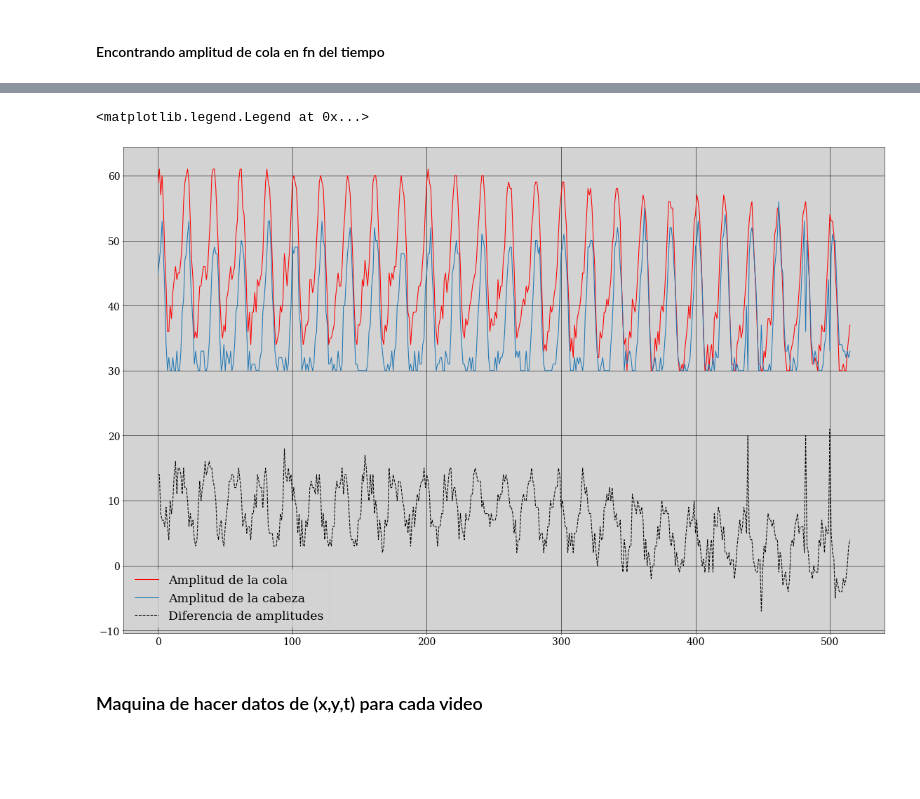
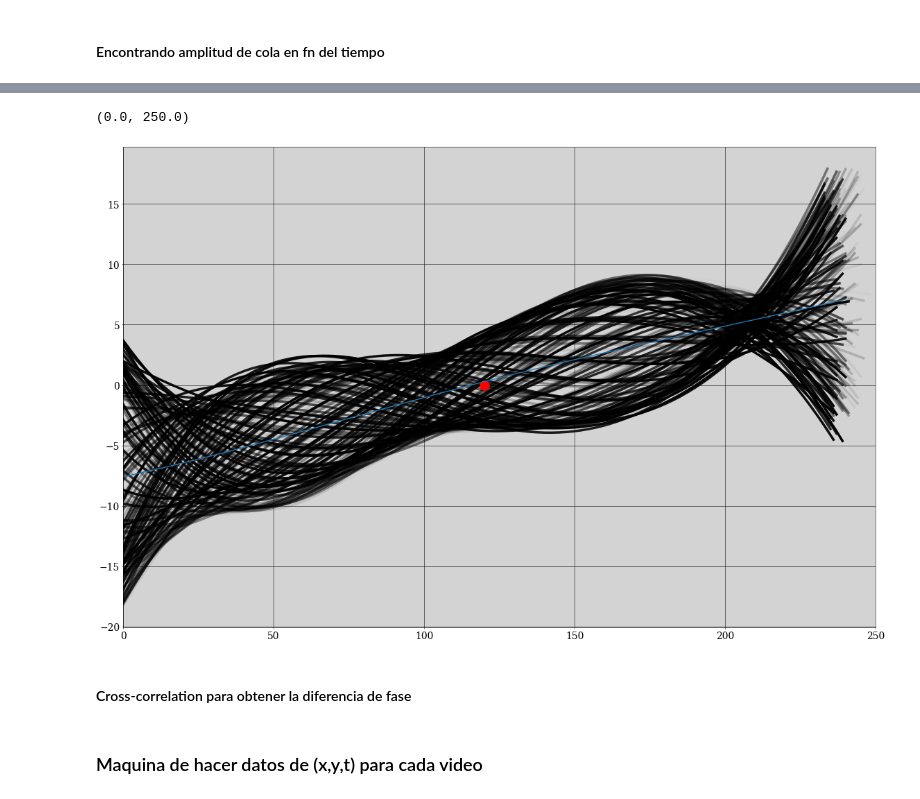
Before and after one commit to gardianc/Nado-ondulatorio, a Jupyter notebook: tracking.ipynb, the cells around one changed output, grey strips where cells are left out. Cells and saved outputs as stored; diff of their text form; code cells hidden in the pictures; blank space fills up the shorter version.

```diff
--- a/tracking.ipynb
+++ b/tracking.ipynb
@@ -463,22 +361,63 @@ plt.ylim(90,0)
+# %%
+from scipy.optimize import curve_fit
+
+middle = np.zeros((len(sk),100))
+
+for i in np.arange(len(sk)):
+    alph = i/len(sk)
+    y,x = np.where(sk[i]>0)
+    df = pd.DataFrame().assign(x=x).assign(y=y)
+    df_grouped = df.groupby('x').aggregate('mean').round()
+    sp = UnivariateSpline(df_grouped.index.values, df_grouped['y'], s=t_tail.size, k=3)
+    xs = np.linspace(df_grouped.index.values.min(), df_grouped.index.values.max(), 100)
+    ys = sp(xs)
+    avg_y = np.mean(ys)
+    middle[i] = ys - avg_y
+    #plt.axhline(avg_y,color='r')
+    plt.plot(xs,middle[i], color='k', lw=5, alpha=alph)
+
+avg_middle = np.mean(middle, axis=0)
+center_point = np.mean(avg_middle)
+
+v1 = np.array([xs[0],xs[-1]])
+v2 = np.array([avg_middle[0],avg_middle[-1]])
+
+theta = np.arccos(np.dot(v1,v2)/(np.linalg.norm(v1)*np.linalg.norm(v2)))
+
+rotation_matrix = np.array([
+    [np.cos(theta), -np.sin(theta)],
+    [np.sin(theta), np.cos(theta)]
+])
+
+#TODO: Aplicar matriz de rotación a datos de cola
+
+plt.plot(np.mean(xs),center_point,'o',color='r',ms=20)
+plt.plot(xs,avg_middle,lw=2)
+
+plt.xlim(0,250)
+#plt.ylim(-1,1)
+# %% [output]
+(0.0, 250.0)
+[figure, added]
 # %%
-tail_amplitude = np.zeros(len(plate))
-head_amplitude = np.zeros(len(plate))
+tail_amplitude = np.zeros(len(t_tail))
+head_amplitude = np.zeros(len(t_tail))
 
-for i in np.arange(len(plate)):
-    y,x = np.where(plate[i]!=0)
-    head_index = np.argmin(x)
-    head = y[head_index]
-    tail_index = np.argmax(x)
-    tail = y[tail_index]
+for i in np.arange(len(t_tail)):
+    tail = tail_xy[i]
+    tail_x = tail[1]
+    tail_y = tail[0]
+    head_index = np.argmin(tail_x)
+    head = tail_y[head_index]
+    tail_index = np.argmax(tail_x)
+    tail = tail_y[tail_index]
     head_amplitude[i] = head
     tail_amplitude[i] = tail
 
 fig,ax = plt.subplots()
 plt.plot(tail_amplitude, color='r', label='Amplitud de la cola')
-plt.plot(head_amplitude, color='tab:blue', label='Amplitud de la cabeza')
-plt.plot(tail_amplitude - head_amplitude, color='k', ls='--', label='Diferencia de amplitudes')
+plt.plot(y_head, color='tab:blue', label='Amplitud de la cabeza')
+plt.plot(head_amplitude - tail_amplitude, color='k', ls='--', label='Diferencia de amplitudes')
 plt.legend()
-#plt.xlim(0,300)
-# %% [output]
-<matplotlib.legend.Legend at 0x...>
-[figure, removed]
+# %% [markdown]
+#### Cross-correlation para obtener la diferencia de fase
```
Also changed, not shown: parts of 23 cells of this notebook, 1 other file.
